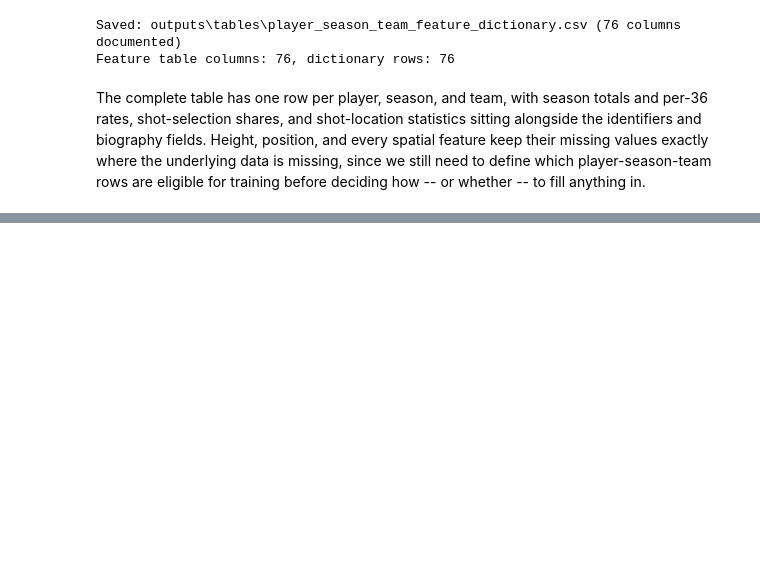
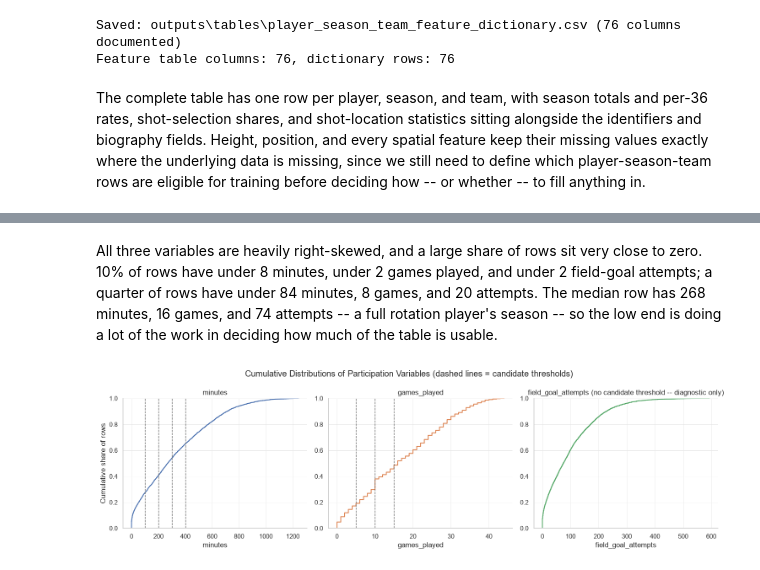
Before and after one commit to DoronWolinsky/Yuval-and-Doron-s-final-project---EuroLeague-player-roles, a Jupyter notebook: notebooks/EuroLeague_Player_Roles_Project.ipynb, the cells around one changed output, grey strips where cells are left out. Cells and saved outputs as stored; diff of their text form; code cells hidden in the pictures; blank space fills up the shorter version.

```diff
--- a/notebooks/EuroLeague_Player_Roles_Project.ipynb
+++ b/notebooks/EuroLeague_Player_Roles_Project.ipynb
@@ -997,0 +1030,36 @@ fill anything in.
+# %% [markdown]
+All three variables are heavily right-skewed, and a large share of rows sit very close to
+zero. 10% of rows have under 8 minutes, under 2 games played, and under 2 field-goal
+attempts; a quarter of rows have under 84 minutes, 8 games, and 20 attempts. The median row
+has 268 minutes, 16 games, and 74 attempts -- a full rotation player's season -- so the low
+end is doing a lot of the work in deciding how much of the table is usable.
+# %%
+fig, axes = plt.subplots(1, 3, figsize=(15, 4.5))
+
+sns.ecdfplot(data=features, x="minutes", ax=axes[0], color="#4C72B0")
+for v in [100, 200, 300, 400]:
+    axes[0].axvline(v, color="0.4", linestyle="--", linewidth=1)
+axes[0].set_title("minutes")
+axes[0].set_ylabel("Cumulative share of rows")
+
+sns.ecdfplot(data=features, x="games_played", ax=axes[1], color="#DD8452")
+for v in [5, 10, 15]:
+    axes[1].axvline(v, color="0.4", linestyle="--", linewidth=1)
+axes[1].set_title("games_played")
+axes[1].set_ylabel("")
+
+sns.ecdfplot(data=features, x="field_goal_attempts", ax=axes[2], color="#55A868")
+axes[2].set_title("field_goal_attempts (no candidate threshold -- diagnostic only)")
+axes[2].set_ylabel("")
+
+for ax in axes:
+    ax.grid(color="0.9", linewidth=0.6)
+    for spine in ["top", "right"]:
+        ax.spines[spine].set_visible(False)
+
+fig.suptitle("Cumulative Distributions of Participation Variables (dashed lines = candidate thresholds)")
+fig.tight_layout()
+fig.savefig(FIG_DIR / "participation_distributions.png", dpi=150, bbox_inches="tight")
+plt.show()
+# %% [output]
+[figure, added]
```
Also changed, not shown: parts of 15 cells of this notebook, 5 other files.
